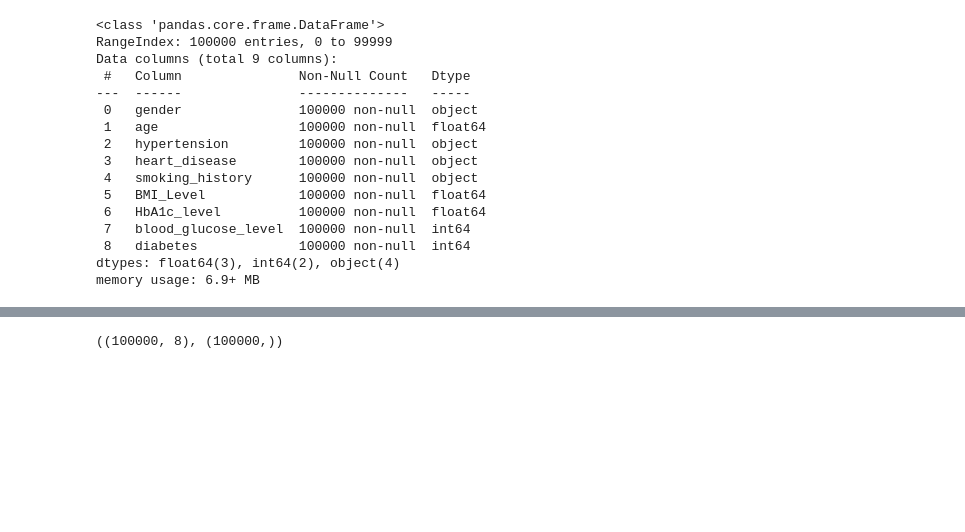
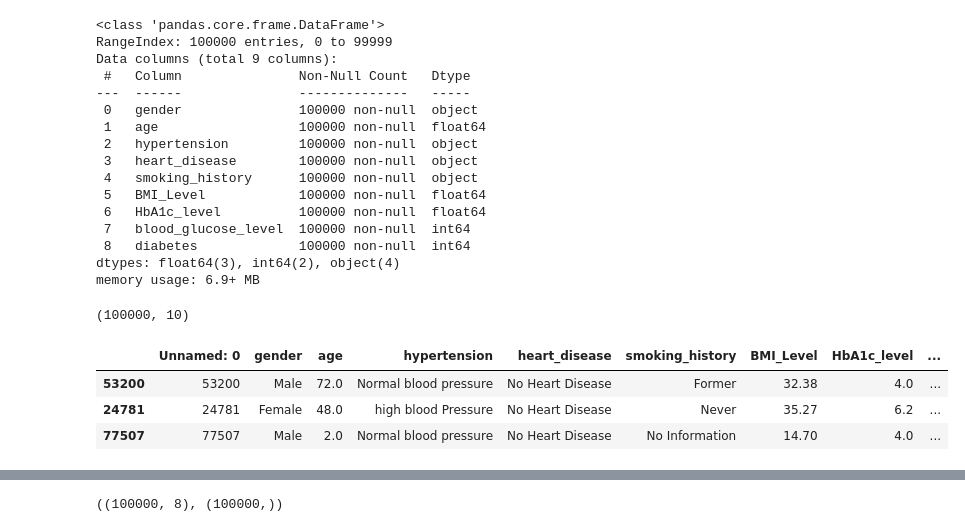
Before and after one commit to keyur2105/Diabetes_Check_Application, a Jupyter notebook: Diabetes _Prediction.ipynb, the cells around one changed output, grey strips where cells are left out. Drawn from its saved outputs; the diff is of its cells as text; code cells hidden in the pictures; blank space fills up the shorter version.

```diff
--- a/Diabetes _Prediction.ipynb
+++ b/Diabetes _Prediction.ipynb
@@ -142,0 +145,12 @@ memory usage: 6.9+ MB
+# %%
+df = pd.read_csv("New_df.csv")
+df.shape
+# %% [output]
+(100000, 10)
+# %%
+df.sample(3)
+# %% [output]
+|  | Unnamed: 0 | gender | age | hypertension | heart_disease | smoking_history | BMI_Level | HbA1c_level | ... |
+| 53200 | 53200 | Male | 72.0 | Normal blood pressure | No Heart Disease | Former | 32.38 | 4.0 | ... |
+| 24781 | 24781 | Female | 48.0 | high blood Pressure | No Heart Disease | Never | 35.27 | 6.2 | ... |
+| 77507 | 77507 | Male | 2.0 | Normal blood pressure | No Heart Disease | No Information | 14.70 | 4.0 | ... |
```
Also changed, not shown: parts of 10 cells of this notebook, 9 other files.
